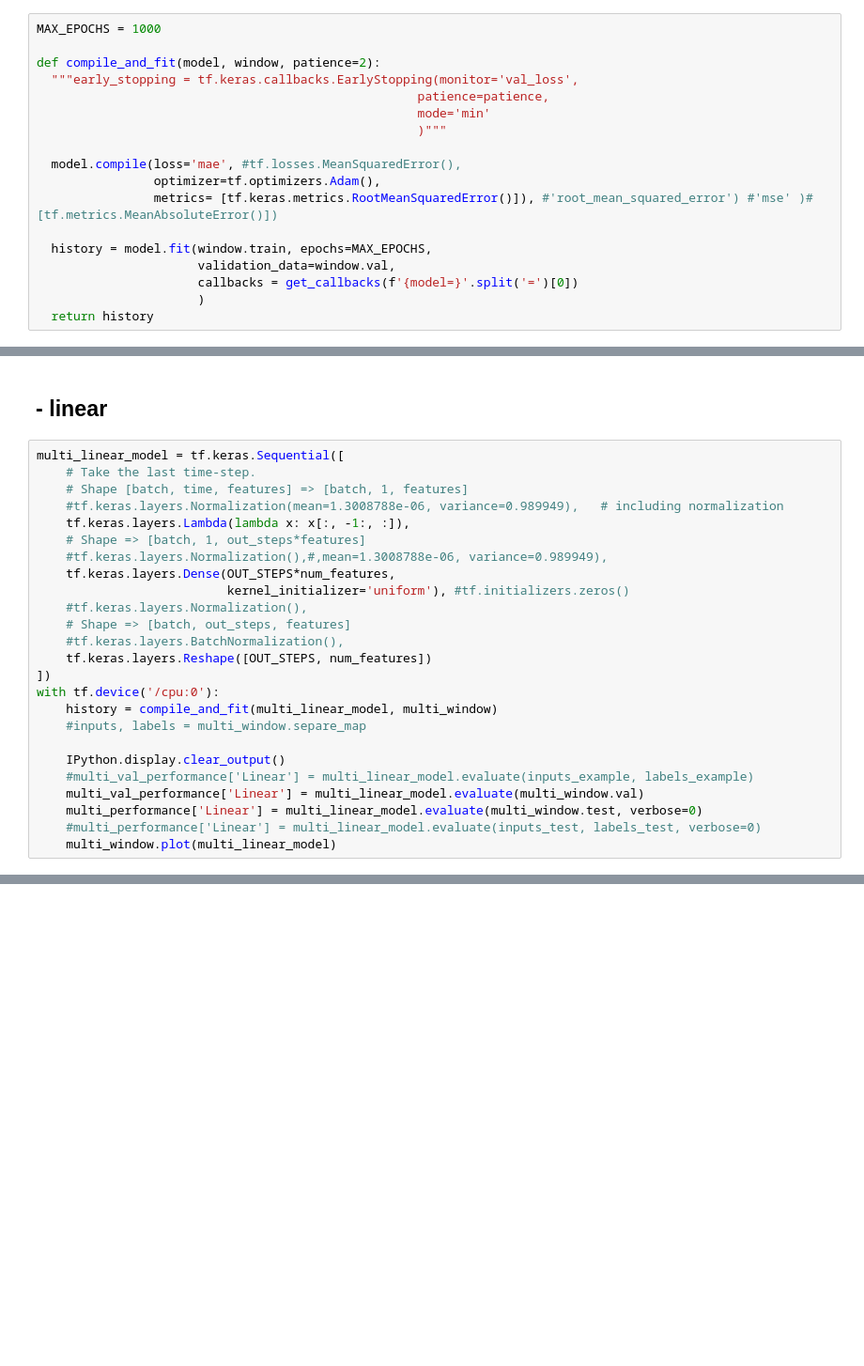
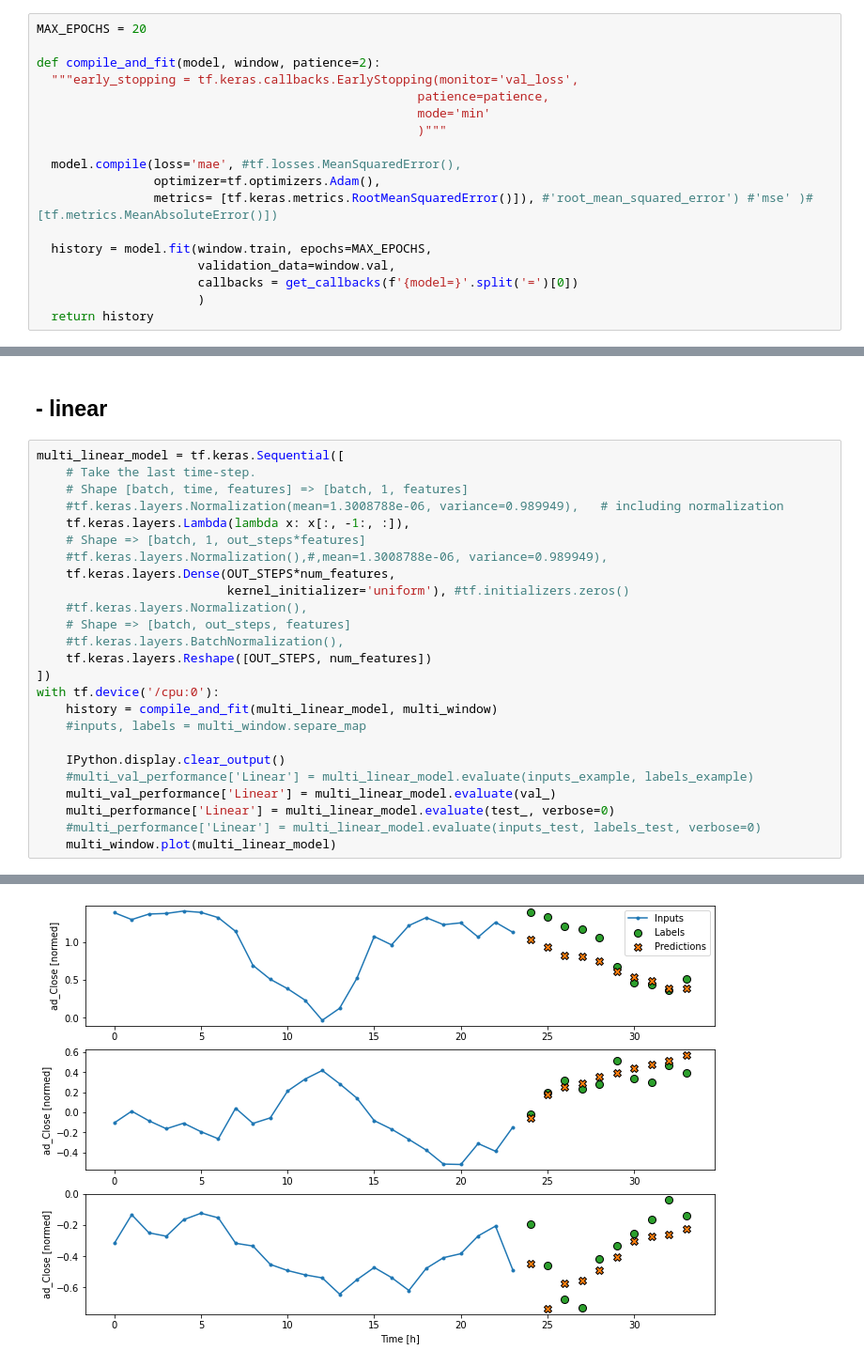
Before and after one commit to valentina-bec/tokyo-stock-exchange, a Jupyter notebook: notebooks/model_tf_multi-lin.ipynb, the cells around one changed output, grey strips where cells are left out. Shown at 94% size. Cells and saved outputs as stored; diff of their text form; blank space fills up the shorter version.

```diff
--- a/notebooks/model_tf_multi-lin.ipynb
+++ b/notebooks/model_tf_multi-lin.ipynb
@@ -266,7 +367,7 @@ WindowGenerator.test = test
 WindowGenerator.example = example
 #WindowGenerator.separe_map = separe_map_train
 # %%
-MAX_EPOCHS = 1000
+MAX_EPOCHS = 20
 
 def compile_and_fit(model, window, patience=2):
   """early_stopping = tf.keras.callbacks.EarlyStopping(monitor='val_loss',
@@ -345,7 +472,8 @@ with tf.device('/cpu:0'):
 
     IPython.display.clear_output()
     #multi_val_performance['Linear'] = multi_linear_model.evaluate(inputs_example, labels_example)
-    multi_val_performance['Linear'] = multi_linear_model.evaluate(multi_window.val)
-    multi_performance['Linear'] = multi_linear_model.evaluate(multi_window.test, verbose=0)
+    multi_val_performance['Linear'] = multi_linear_model.evaluate(val_)
+    multi_performance['Linear'] = multi_linear_model.evaluate(test_, verbose=0)
     #multi_performance['Linear'] = multi_linear_model.evaluate(inputs_test, labels_test, verbose=0)
     multi_window.plot(multi_linear_model)
+# %% [output]
@@ -352,2 +482,3 @@ with tf.device('/cpu:0'):
+[figure, added]
 # %%
 multi_linear_model.summary()
```
Also changed, not shown: parts of 42 cells of this notebook, 1 other file.
